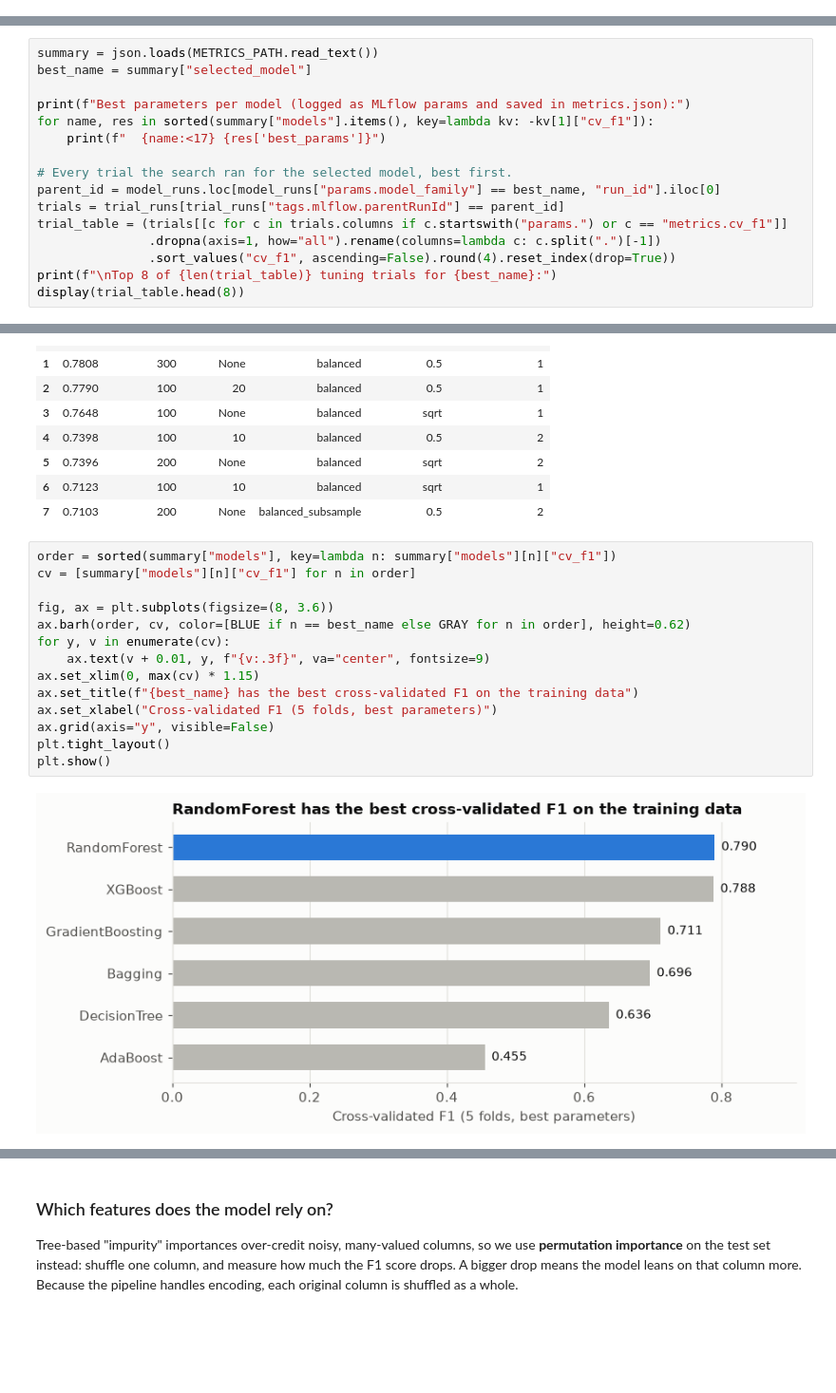
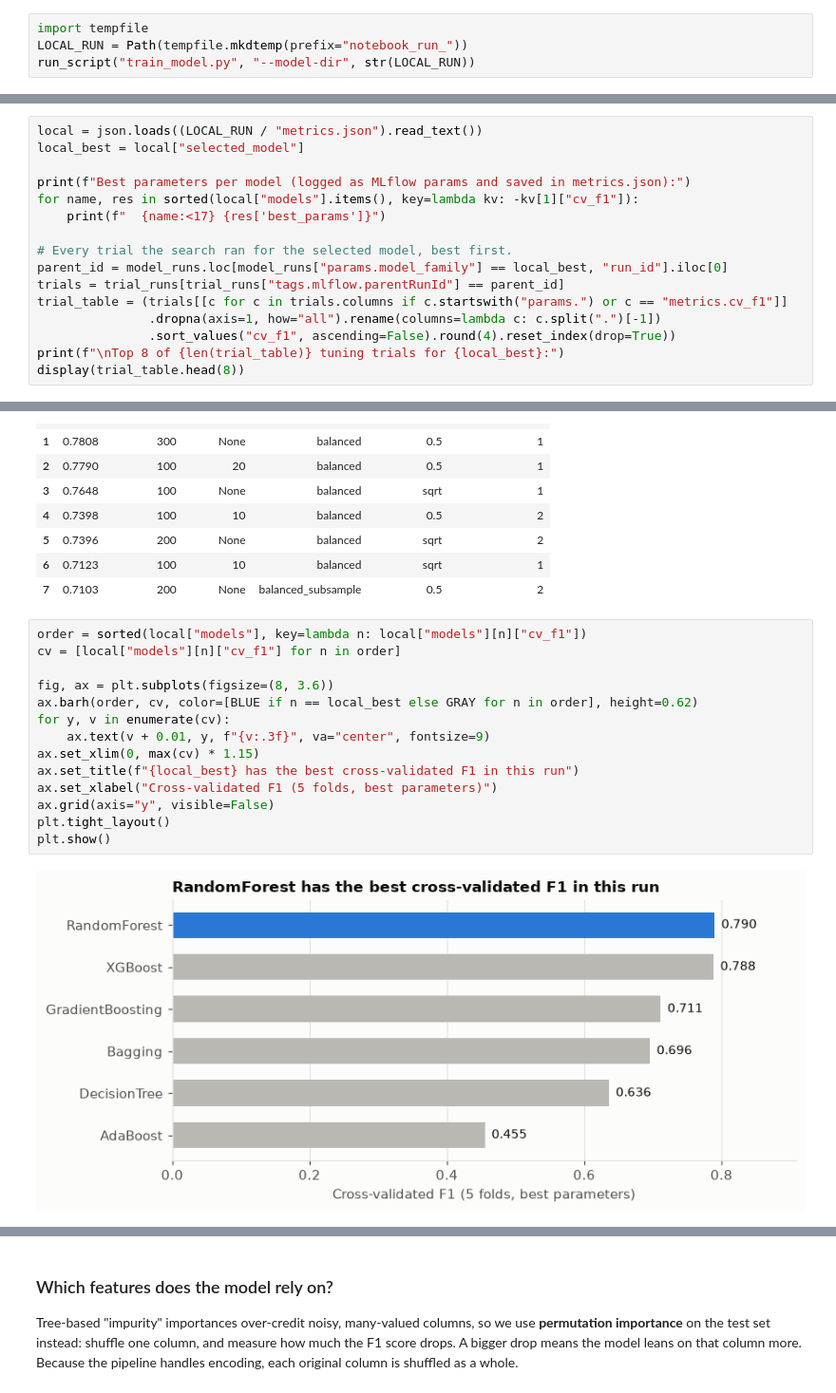
Before and after one commit to phaniapsr/tourism-package-prediction, a Jupyter notebook: notebook/Tourism_Package_Prediction.ipynb, the cells around one changed output, grey strips where cells are left out. Shown at 95% size. Saved outputs shown, nothing was run; the diff lists cells and outputs as text; blank space fills up the shorter version.

```diff
--- a/notebook/Tourism_Package_Prediction.ipynb
+++ b/notebook/Tourism_Package_Prediction.ipynb
@@ -378,0 +369,4 @@ Saved models/best_model.joblib, metrics.json, feature_schema.json
+# %%
+import tempfile
+LOCAL_RUN = Path(tempfile.mkdtemp(prefix="notebook_run_"))
+run_script("train_model.py", "--model-dir", str(LOCAL_RUN))
@@ -410,20 +415,20 @@ One run per model family (best parameters found, CV score, test metrics):
 | 4 | DecisionTree | 0.636 | 0.889 | 0.690 | 0.774 | 0.729 | 0.862 |
 | 5 | AdaBoost | 0.455 | 0.834 | 0.677 | 0.271 | 0.387 | 0.803 |
 # %%
-summary = json.loads(METRICS_PATH.read_text())
-best_name = summary["selected_model"]
+local = json.loads((LOCAL_RUN / "metrics.json").read_text())
+local_best = local["selected_model"]
 
 print(f"Best parameters per model (logged as MLflow params and saved in metrics.json):")
-for name, res in sorted(summary["models"].items(), key=lambda kv: -kv[1]["cv_f1"]):
+for name, res in sorted(local["models"].items(), key=lambda kv: -kv[1]["cv_f1"]):
     print(f"  {name:<17} {res['best_params']}")
 
 # Every trial the search ran for the selected model, best first.
-parent_id = model_runs.loc[model_runs["params.model_family"] == best_name, "run_id"].iloc[0]
+parent_id = model_runs.loc[model_runs["params.model_family"] == local_best, "run_id"].iloc[0]
 trials = trial_runs[trial_runs["tags.mlflow.parentRunId"] == parent_id]
 trial_table = (trials[[c for c in trials.columns if c.startswith("params.") or c == "metrics.cv_f1"]]
                .dropna(axis=1, how="all").rename(columns=lambda c: c.split(".")[-1])
                .sort_values("cv_f1", ascending=False).round(4).reset_index(drop=True))
-print(f"\nTop 8 of {len(trial_table)} tuning trials for {best_name}:")
+print(f"\nTop 8 of {len(trial_table)} tuning trials for {local_best}:")
 display(trial_table.head(8))
 # %% [output]
 Best parameters per model (logged as MLflow params and saved in metrics.json):
@@ -445,18 +450,18 @@ Top 8 of 20 tuning trials for RandomForest:
 | 6 | 0.7123 | 100 | 10 | balanced | sqrt | 1 |
 | 7 | 0.7103 | 200 | None | balanced_subsample | 0.5 | 2 |
 # %%
-order = sorted(summary["models"], key=lambda n: summary["models"][n]["cv_f1"])
-cv = [summary["models"][n]["cv_f1"] for n in order]
+order = sorted(local["models"], key=lambda n: local["models"][n]["cv_f1"])
+cv = [local["models"][n]["cv_f1"] for n in order]
 
 fig, ax = plt.subplots(figsize=(8, 3.6))
-ax.barh(order, cv, color=[BLUE if n == best_name else GRAY for n in order], height=0.62)
+ax.barh(order, cv, color=[BLUE if n == local_best else GRAY for n in order], height=0.62)
 for y, v in enumerate(cv):
     ax.text(v + 0.01, y, f"{v:.3f}", va="center", fontsize=9)
 ax.set_xlim(0, max(cv) * 1.15)
-ax.set_title(f"{best_name} has the best cross-validated F1 on the training data")
+ax.set_title(f"{local_best} has the best cross-validated F1 in this run")
 ax.set_xlabel("Cross-validated F1 (5 folds, best parameters)")
 ax.grid(axis="y", visible=False)
 plt.tight_layout()
 plt.show()
 # %% [output]
-[figure, old version]
+[figure, new version]
```
Also changed, not shown: parts of 13 cells of this notebook, 2 other files.
